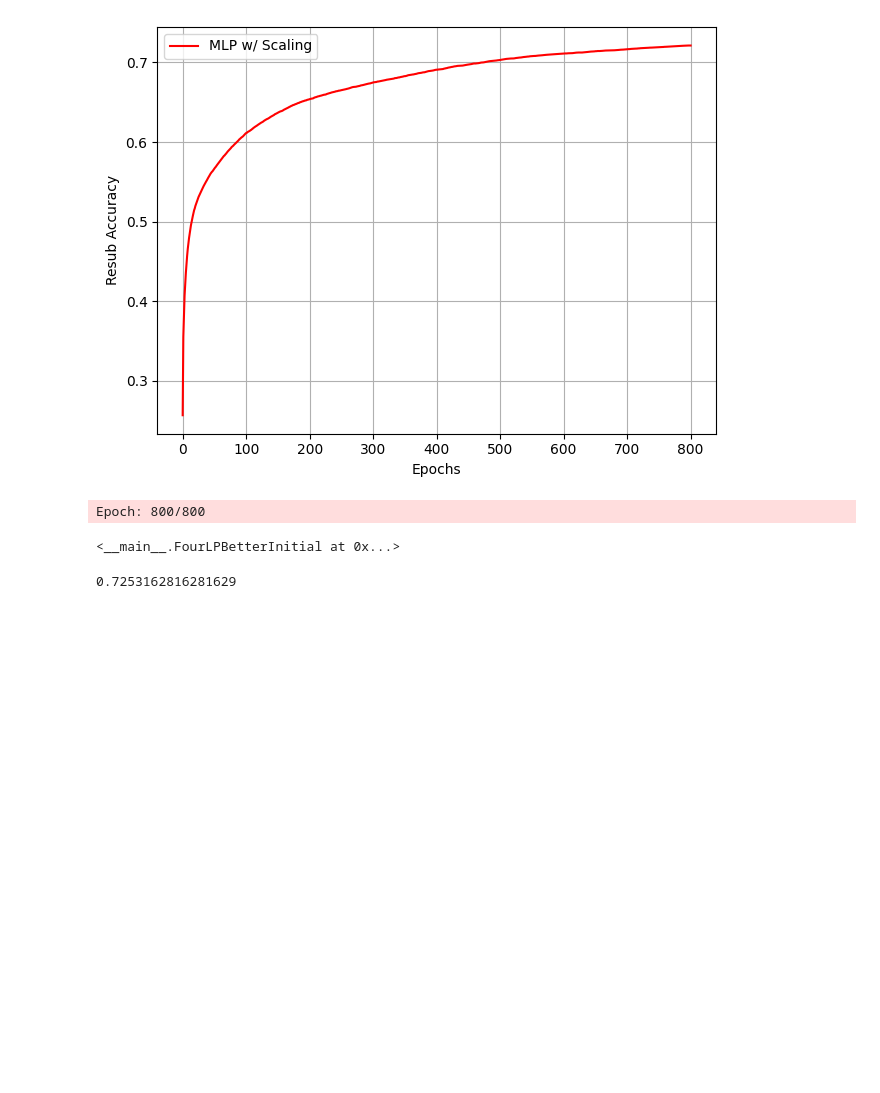
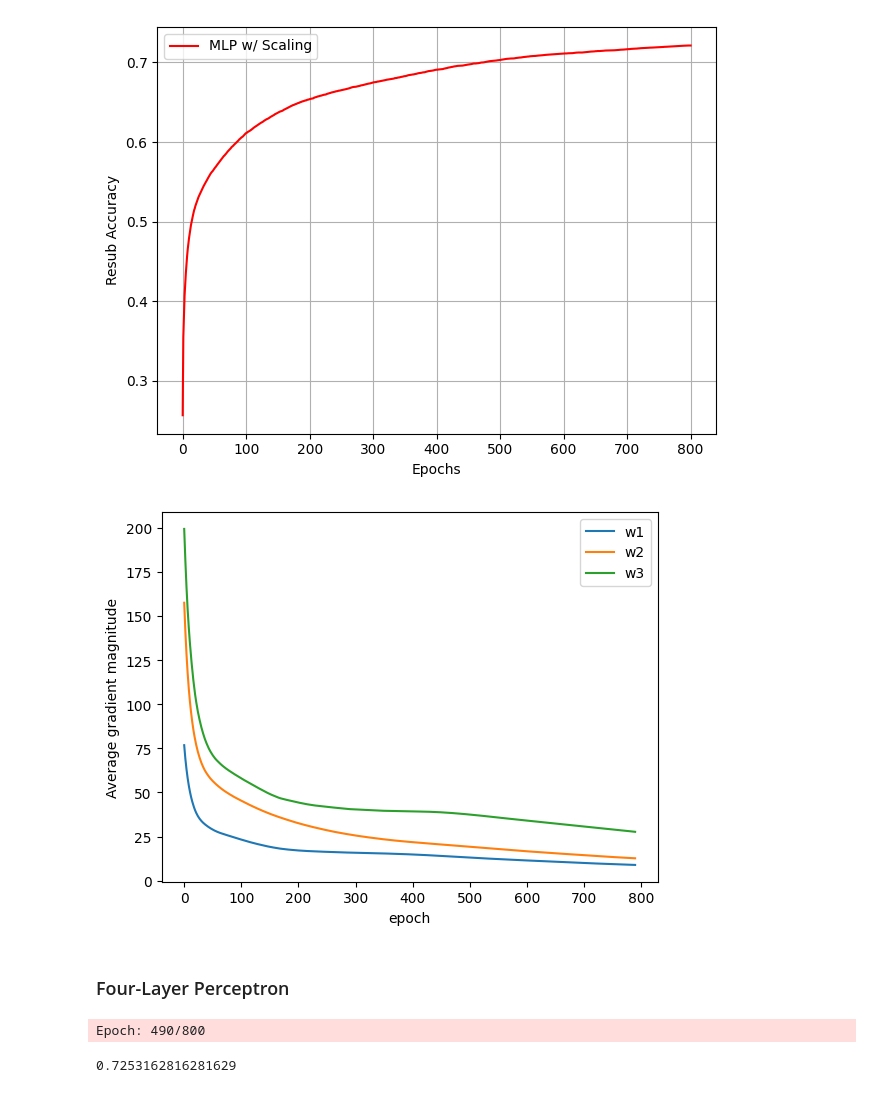
Before and after one commit to colew658/custom_mlp, a Jupyter notebook: custom_mlp.ipynb, the cells around one changed output. Drawn from its saved outputs; the diff is of its cells as text; code cells hidden in the pictures; blank space fills up the shorter version.

Commit message:
Add gradient saving for 3 and 4 layer mlp

```diff
--- a/custom_mlp.ipynb
+++ b/custom_mlp.ipynb
@@ -408,14 +417,18 @@ class TLPBetterInitial(TLPMiniBatchCrossEntropy):
         """Initialize weights Glorot and He normalization."""
         init_bound = 4 * np.sqrt(6.0 / (self.n_hidden + self.n_features_))
         W1 = np.random.uniform(
-            -init_bound, init_bound, (self.n_hidden, self.n_features_)
+            -init_bound,
+            init_bound,
+            (self.n_hidden, self.n_features_),
         )
 
         # reduce the final layer magnitude in order to balance the size of the gradients
         # between
         init_bound = 4 * np.sqrt(6 / (self.n_output_ + self.n_hidden))
         W2 = np.random.uniform(
-            -init_bound, init_bound, (self.n_output_, self.n_hidden)
+            -init_bound,
+            init_bound,
+            (self.n_output_, self.n_hidden),
         )
 
         # set these to zero to start so that
@@ -1063,11 +1122,9 @@ class ThreeLPMiniBatchCrossEntropy(ThreeLPMiniBatch):
         """Get the objective function value"""
         cost = -np.mean(
             np.nan_to_num(
-                (
-                    Y_enc * np.log(A4 + 1e-7)
-                    + (1 - Y_enc) * np.log(1 - A4 + 1e-7)
-                )
-            )
+                Y_enc * np.log(A4 + 1e-7)
+                + (1 - Y_enc) * np.log(1 - A4 + 1e-7),
+            ),
         )
         L2_term = self._L2_reg(self.l2_C, W1, W2, W3)
         return cost + L2_term
@@ -1100,20 +1157,26 @@ class ThreeLPBetterInitial(ThreeLPMiniBatchCrossEntropy):
         """Initialize weights Glorot and He normalization."""
         init_bound = 4 * np.sqrt(6.0 / (self.n_hidden + self.n_features_))
         W1 = np.random.uniform(
-            -init_bound, init_bound, (self.n_hidden, self.n_features_)
+            -init_bound,
+            init_bound,
+            (self.n_hidden, self.n_features_),
         )
 
         # reduce the final layer magnitude in order to balance the size of the gradients
         # between
         init_bound = 4 * np.sqrt(6 / (self.n_hidden1 + self.n_features_))
         W2 = np.random.uniform(
-            -init_bound, init_bound, (self.n_hidden1, self.n_hidden)
+            -init_bound,
+            init_bound,
+            (self.n_hidden1, self.n_hidden),
         )
         # reduce the final layer magnitude in order to balance the size of the gradients
         # between
         init_bound = 4 * np.sqrt(6 / (self.n_output_ + self.n_hidden1))
         W3 = np.random.uniform(
-            -init_bound, init_bound, (self.n_output_, self.n_hidden1)
+            -init_bound,
+            init_bound,
+            (self.n_output_, self.n_hidden1),
         )
 
         # set these to zero to start so that
@@ -1128,7 +1191,9 @@ class ThreeLPBetterInitial(ThreeLPMiniBatchCrossEntropy):
 mlp = ThreeLPBetterInitial(random_state=7324, epochs=800)
 # Fit the mlp
 mlp.fit(
-    x_train_final.to_numpy(), y_train_cat.to_numpy(), print_progress=10
+    x_train_final.to_numpy(),
+    y_train_cat.to_numpy(),
+    print_progress=10,
 )
 # %% [output]
 Epoch: 800/800
@@ -1186,4 +1221,18 @@ MLP w/ Scaling :
 Resubstitution acc: 0.7212672327844054
 Validation acc: 0.7234598459845984
 [figure]
+# %%
+ax = plt.subplot(1, 1, 1)
+plt.plot(np.abs(mlp.grad_w1_[10:]), label="w1")
+plt.plot(np.abs(mlp.grad_w2_[10:]), label="w2")
+plt.plot(np.abs(mlp.grad_w3_[10:]), label="w3")
+
+plt.legend()
+plt.ylabel("Average gradient magnitude")
+plt.xlabel("epoch")
+plt.show()
+# %% [output]
+[figure, added]
+# %% [markdown]
+### Four-Layer Perceptron
 # %%
@@ -1566,11 +1647,12 @@ class FourLPBetterInitial(FourLPMiniBatchCrossEntropy):
 mlp = FourLPBetterInitial(random_state=7324, epochs=800)
 # Fit the mlp
 mlp.fit(
-    x_train_final.to_numpy(), y_train_cat.to_numpy(), print_progress=10
+    x_train_final.to_numpy(),
+    y_train_cat.to_numpy(),
+    print_progress=10,
 )
 # %% [output]
-Epoch: 800/800
+Epoch: 490/800
-<__main__.FourLPBetterInitial at 0x...>
 # %%
 # Check the accuracy of the mlp on the test set
 yhat = mlp.predict(x_test_final.to_numpy())
```
Also changed, not shown: parts of 26 cells of this notebook.
